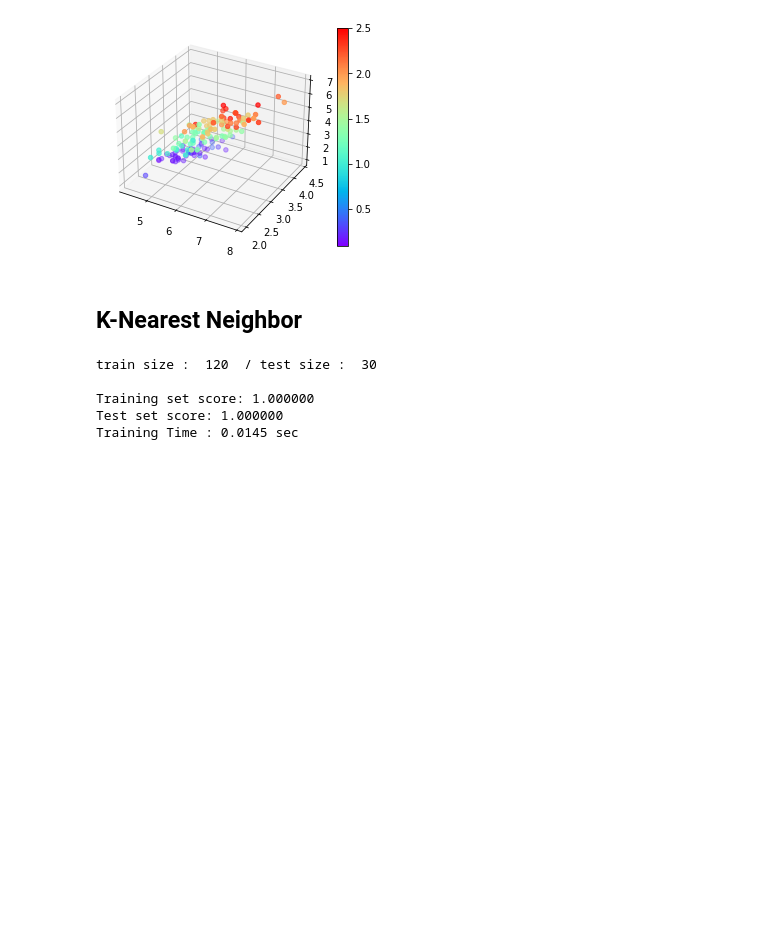
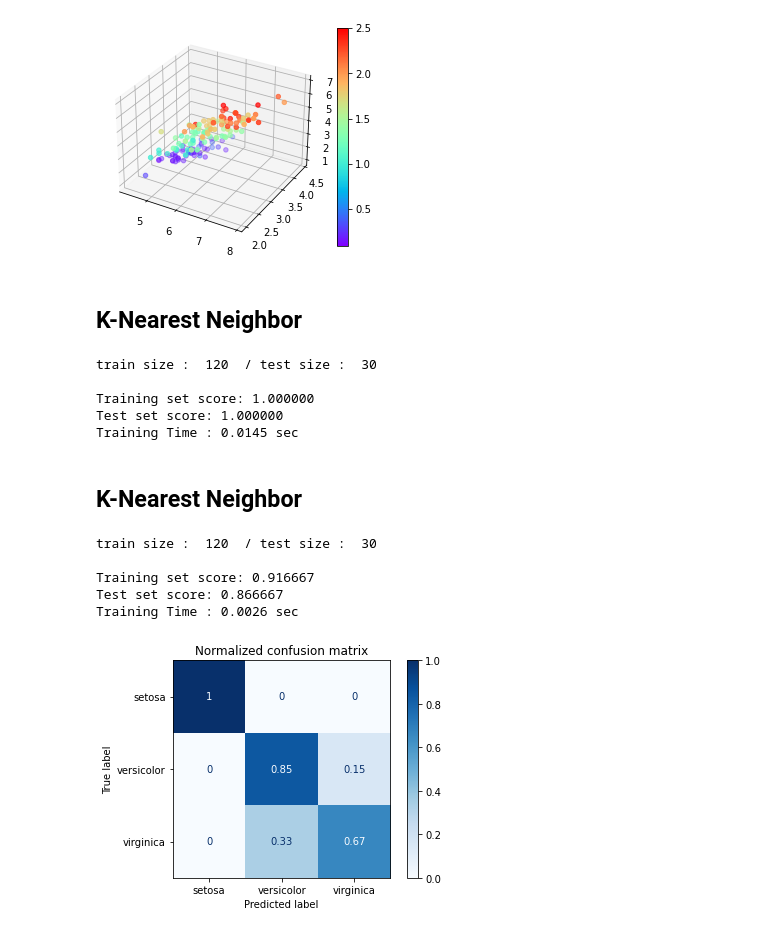
Before and after one commit to minercode625/Archive, a Jupyter notebook: ML/NN/001_Classification_Iris.ipynb, the cells around one changed output. Drawn from its saved outputs; the diff is of its cells as text; code cells hidden in the pictures; blank space fills up the shorter version.

```diff
--- a/ML/NN/001_Classification_Iris.ipynb
+++ b/ML/NN/001_Classification_Iris.ipynb
@@ -109,3 +109,40 @@ train size :  120  / test size :  30
 Training set score: 1.000000
 Test set score: 1.000000
 Training Time : 0.0145 sec
+# %% [markdown]
+## K-Nearest Neighbor
+# %%
+from sklearn.neighbors import NearestCentroid
+
+seed = 0
+
+x_train, x_test, y_train, y_test = train_test_split(features, target, test_size=0.2
+, random_state=seed, shuffle=True)
+
+print("train size : ", len(x_train), " / test size : ", len(x_test))
+print()
+
+k = 1
+
+start = time.perf_counter()
+
+nc = NearestCentroid()
+nc.fit(x_train, y_train)
+
+train_score = nc.score(x_train, y_train)
+test_score = nc.score(x_test, y_test)
+
+print("Training set score: %f" % train_score)
+print("Test set score: %f" % test_score)
+print("Training Time : %.4f" % (time.perf_counter() - start), "sec")
+
+# disp = ConfusionMatrixDisplay.from_estimator(nc, x_test, y_test, display_labels=iris.target_names, cmap=plt.cm.Blues, normalize="true")
+# disp.ax_.set_title("Normalized confusion matrix")
+# plt.show()
+# %% [output]
+train size :  120  / test size :  30
+
+Training set score: 0.916667
+Test set score: 0.866667
+Training Time : 0.0026 sec
+[figure, added]
```
Also changed, not shown: 2 other files.
